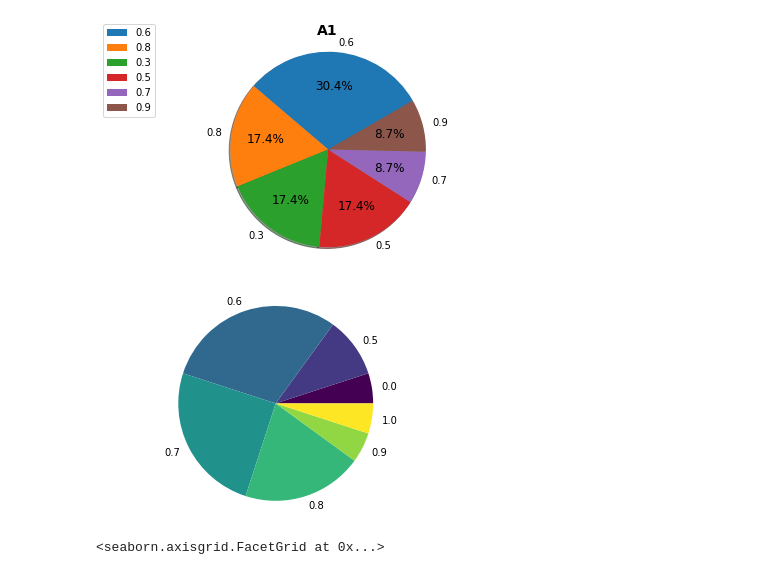
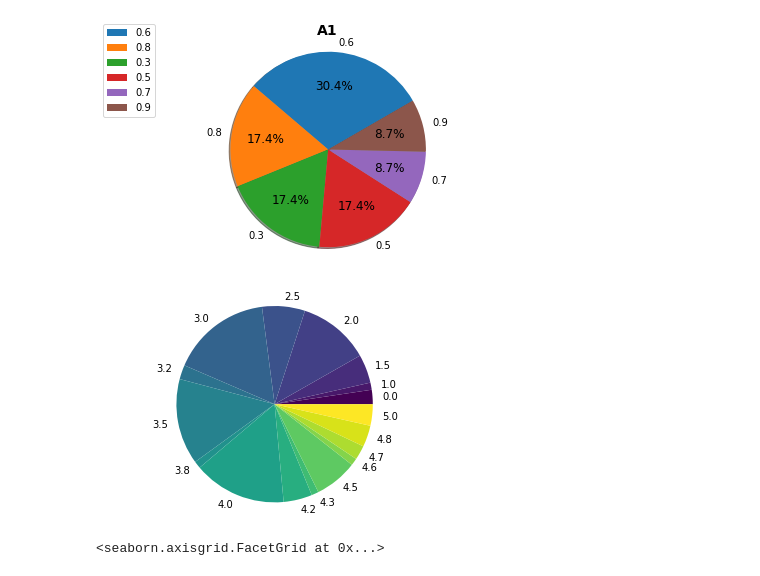
Before and after one commit to asegura4488/RutaControl2021, a Jupyter notebook: Analysis_Fisica1.ipynb, the cells around one changed output. Saved outputs shown, nothing was run; the diff lists cells and outputs as text; code cells hidden in the pictures.

```diff
--- a/Analysis_Fisica1.ipynb
+++ b/Analysis_Fisica1.ipynb
@@ -526,12 +642,12 @@ Name: A1, dtype: int64
 # %%
 fig = plt.figure()
 
-DFrameArray[2].ID.groupby(DFrameArray[2].A1).sum().plot(kind='pie',cmap='viridis')
+DFrameArray[4].ID.groupby(DFrameArray[4].Nota1).sum().plot(kind='pie',cmap='viridis')
 plt.axis('equal')
 plt.ylabel('')
 plt.savefig('Figures/A1Pie.pdf',dpi=100,bbox_inches='tight')
 # %% [output]
-[figure, old version]
+[figure, new version]
 # %%
 #fig = plt.figure()
 sns.lmplot(x='Nota1',y='C1',data=DFrameArray[2],fit_reg=False,hue='B1',legend=False,palette='viridis')
```
Also changed, not shown: parts of 9 cells of this notebook, 1 other file.
